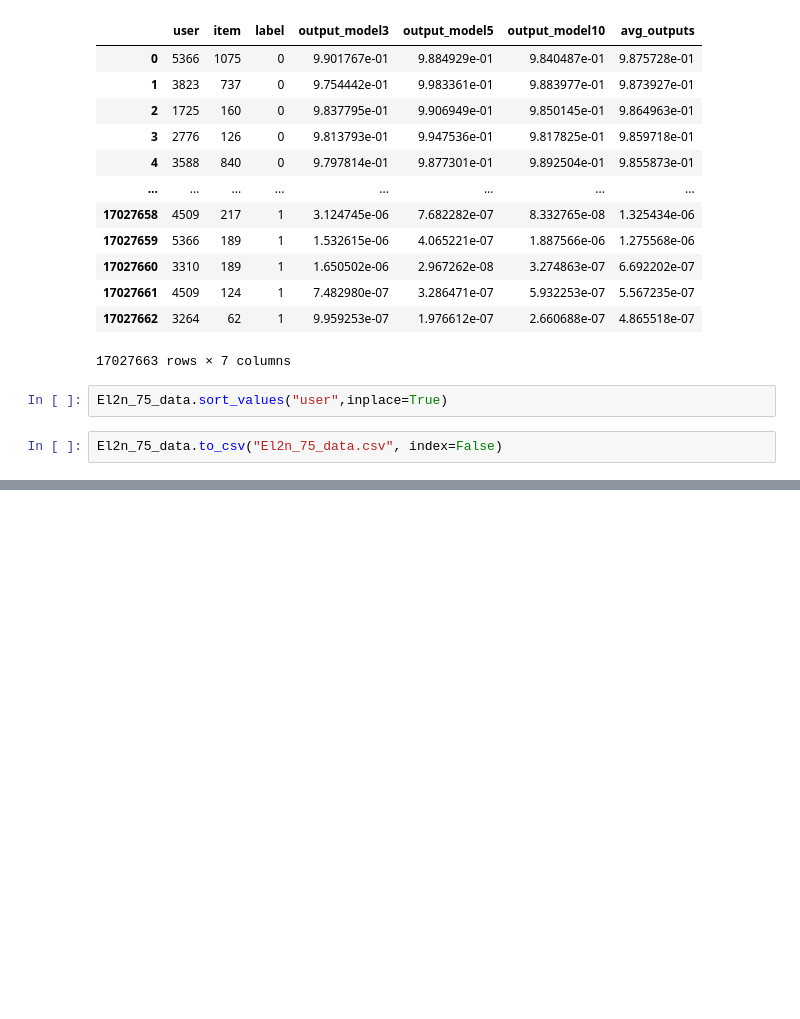
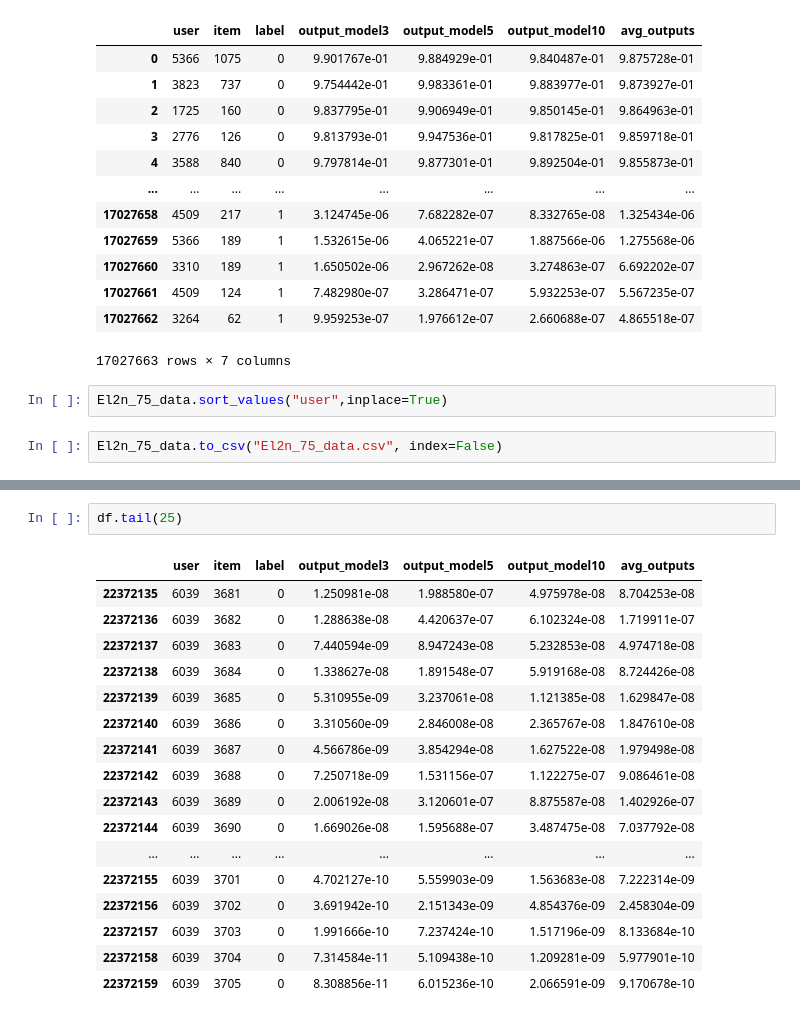
Before and after one commit to panchaldhruv27223/NCF_Recommendation, a Jupyter notebook: NCF_Pytorch/Custom_User_centric_batch/get_data_info.ipynb, the cells around one changed output, grey strips where cells are left out. Cells and saved outputs as stored; diff of their text form; blank space fills up the shorter version.

```diff
--- a/NCF_Pytorch/Custom_User_centric_batch/get_data_info.ipynb
+++ b/NCF_Pytorch/Custom_User_centric_batch/get_data_info.ipynb
@@ -968,0 +1015,20 @@ El2n_75_data.to_csv("El2n_75_data.csv", index=False)
+# %%
+df.tail(25)
+# %% [output]
+|  | user | item | label | output_model3 | output_model5 | output_model10 | avg_outputs |
+| 22372135 | 6039 | 3681 | 0 | 1.250981e-08 | 1.988580e-07 | 4.975978e-08 | 8.704253e-08 |
+| 22372136 | 6039 | 3682 | 0 | 1.288638e-08 | 4.420637e-07 | 6.102324e-08 | 1.719911e-07 |
+| 22372137 | 6039 | 3683 | 0 | 7.440594e-09 | 8.947243e-08 | 5.232853e-08 | 4.974718e-08 |
+| 22372138 | 6039 | 3684 | 0 | 1.338627e-08 | 1.891548e-07 | 5.919168e-08 | 8.724426e-08 |
+| 22372139 | 6039 | 3685 | 0 | 5.310955e-09 | 3.237061e-08 | 1.121385e-08 | 1.629847e-08 |
+| 22372140 | 6039 | 3686 | 0 | 3.310560e-09 | 2.846008e-08 | 2.365767e-08 | 1.847610e-08 |
+| 22372141 | 6039 | 3687 | 0 | 4.566786e-09 | 3.854294e-08 | 1.627522e-08 | 1.979498e-08 |
+| 22372142 | 6039 | 3688 | 0 | 7.250718e-09 | 1.531156e-07 | 1.122275e-07 | 9.086461e-08 |
+| 22372143 | 6039 | 3689 | 0 | 2.006192e-08 | 3.120601e-07 | 8.875587e-08 | 1.402926e-07 |
+| 22372144 | 6039 | 3690 | 0 | 1.669026e-08 | 1.595688e-07 | 3.487475e-08 | 7.037792e-08 |
+| ... | ... | ... | ... | ... | ... | ... | ... |
+| 22372155 | 6039 | 3701 | 0 | 4.702127e-10 | 5.559903e-09 | 1.563683e-08 | 7.222314e-09 |
+| 22372156 | 6039 | 3702 | 0 | 3.691942e-10 | 2.151343e-09 | 4.854376e-09 | 2.458304e-09 |
+| 22372157 | 6039 | 3703 | 0 | 1.991666e-10 | 7.237424e-10 | 1.517196e-09 | 8.133684e-10 |
+| 22372158 | 6039 | 3704 | 0 | 7.314584e-11 | 5.109438e-10 | 1.209281e-09 | 5.977901e-10 |
+| 22372159 | 6039 | 3705 | 0 | 8.308856e-11 | 6.015236e-10 | 2.066591e-09 | 9.170678e-10 |
```
Also changed, not shown: parts of 41 cells of this notebook, 4 other files.
